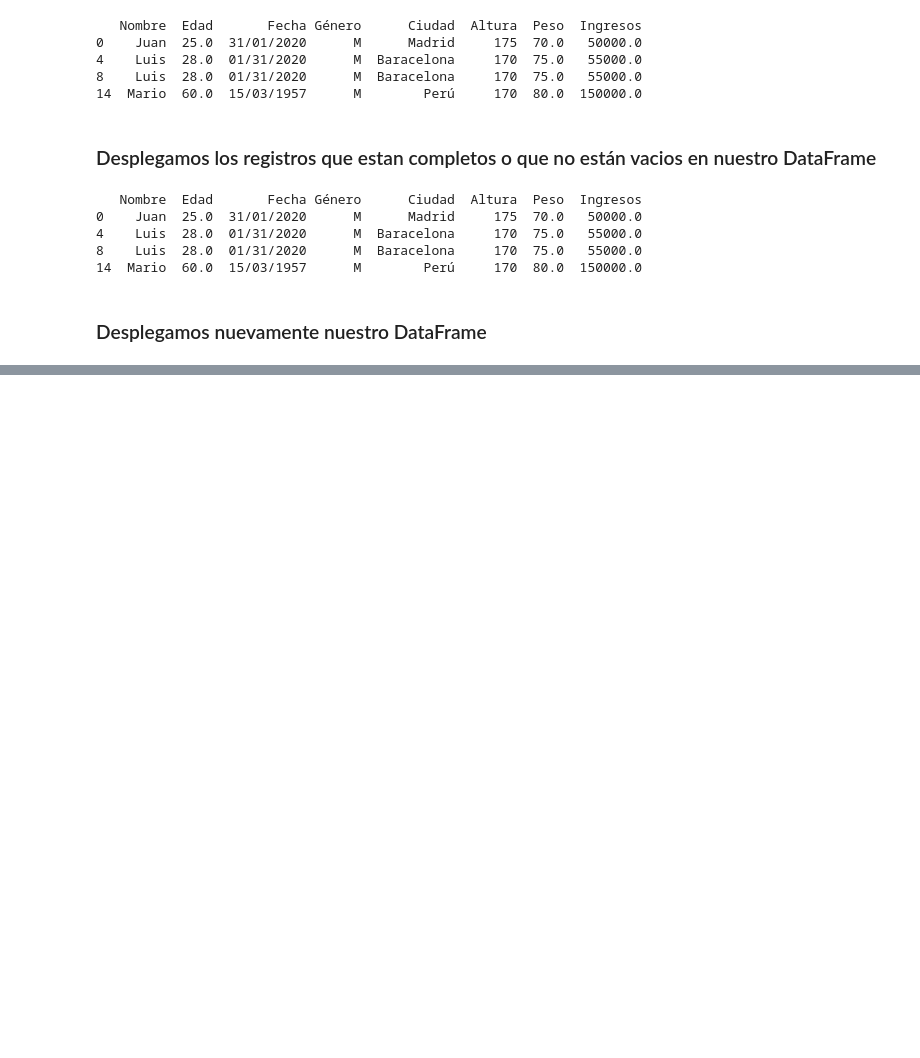
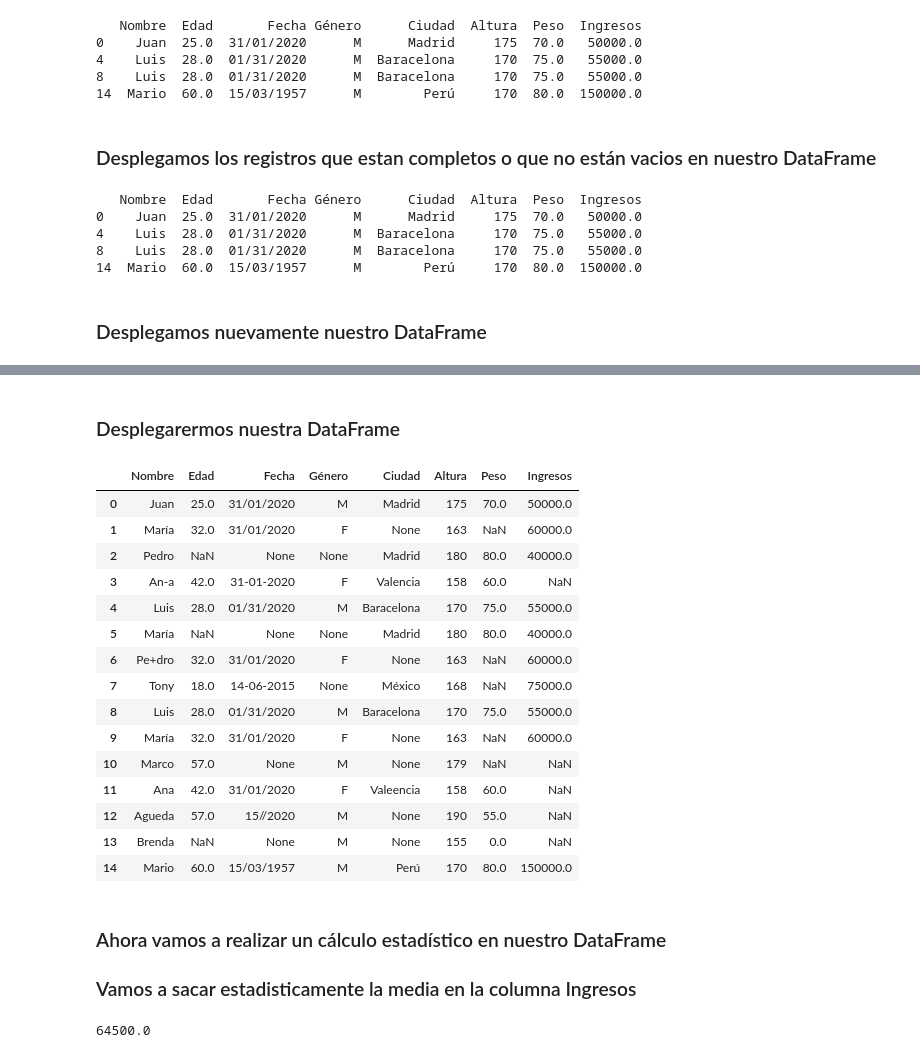
Before and after one commit to mapkopecko/Python-3-Intermedio, a Jupyter notebook: LimpiezaDeDatosData.ipynb, the cells around one changed output, grey strips where cells are left out. Drawn from its saved outputs; the diff is of its cells as text; code cells hidden in the pictures; blank space fills up the shorter version.

```diff
--- a/LimpiezaDeDatosData.ipynb
+++ b/LimpiezaDeDatosData.ipynb
@@ -196,0 +243,30 @@ print(df)
+# %% [markdown]
+### Desplegarermos nuestra DataFrame
+# %%
+df
+# %% [output]
+|  | Nombre | Edad | Fecha | Género | Ciudad | Altura | Peso | Ingresos |
+| 0 | Juan | 25.0 | 31/01/2020 | M | Madrid | 175 | 70.0 | 50000.0 |
+| 1 | María | 32.0 | 31/01/2020 | F | None | 163 | NaN | 60000.0 |
+| 2 | Pedro | NaN | None | None | Madrid | 180 | 80.0 | 40000.0 |
+| 3 | An-a | 42.0 | 31-01-2020 | F | Valencia | 158 | 60.0 | NaN |
+| 4 | Luis | 28.0 | 01/31/2020 | M | Baracelona | 170 | 75.0 | 55000.0 |
+| 5 | María | NaN | None | None | Madrid | 180 | 80.0 | 40000.0 |
+| 6 | Pe+dro | 32.0 | 31/01/2020 | F | None | 163 | NaN | 60000.0 |
+| 7 | Tony | 18.0 | 14-06-2015 | None | México | 168 | NaN | 75000.0 |
+| 8 | Luis | 28.0 | 01/31/2020 | M | Baracelona | 170 | 75.0 | 55000.0 |
+| 9 | María | 32.0 | 31/01/2020 | F | None | 163 | NaN | 60000.0 |
+| 10 | Marco | 57.0 | None | M | None | 179 | NaN | NaN |
+| 11 | Ana | 42.0 | 31/01/2020 | F | Valeencia | 158 | 60.0 | NaN |
+| 12 | Agueda | 57.0 | 15//2020 | M | None | 190 | 55.0 | NaN |
+| 13 | Brenda | NaN | None | M | None | 155 | 0.0 | NaN |
+| 14 | Mario | 60.0 | 15/03/1957 | M | Perú | 170 | 80.0 | 150000.0 |
+# %% [markdown]
+### Ahora vamos a realizar un cálculo estadístico en nuestro DataFrame
+### Vamos a sacar estadisticamente la media en la columna Ingresos
+# %%
+nuestra_media = df["Ingresos"].mean()
+
+print(nuestra_media)
+# %% [output]
+64500.0
```
Also changed, not shown: parts of 15 cells of this notebook.
